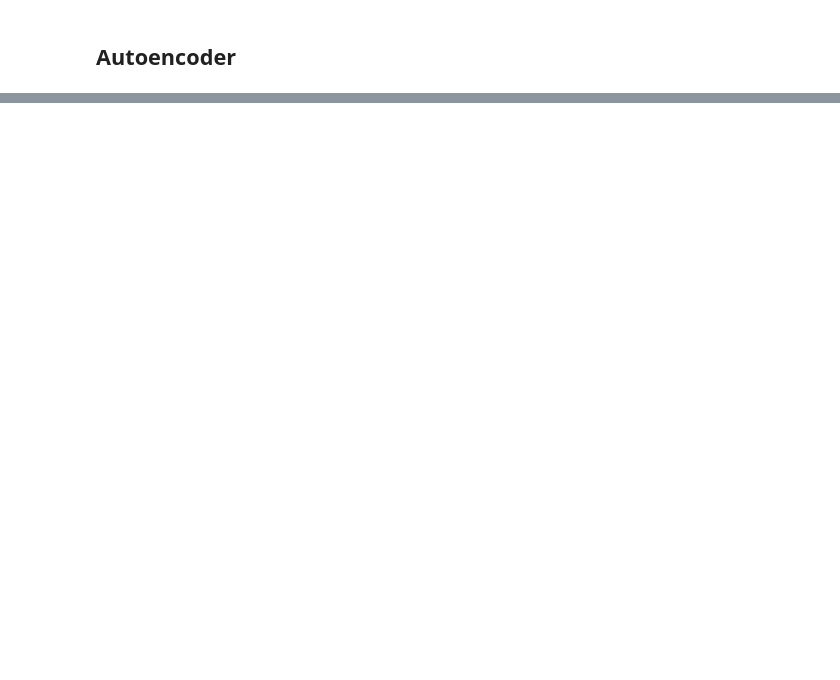
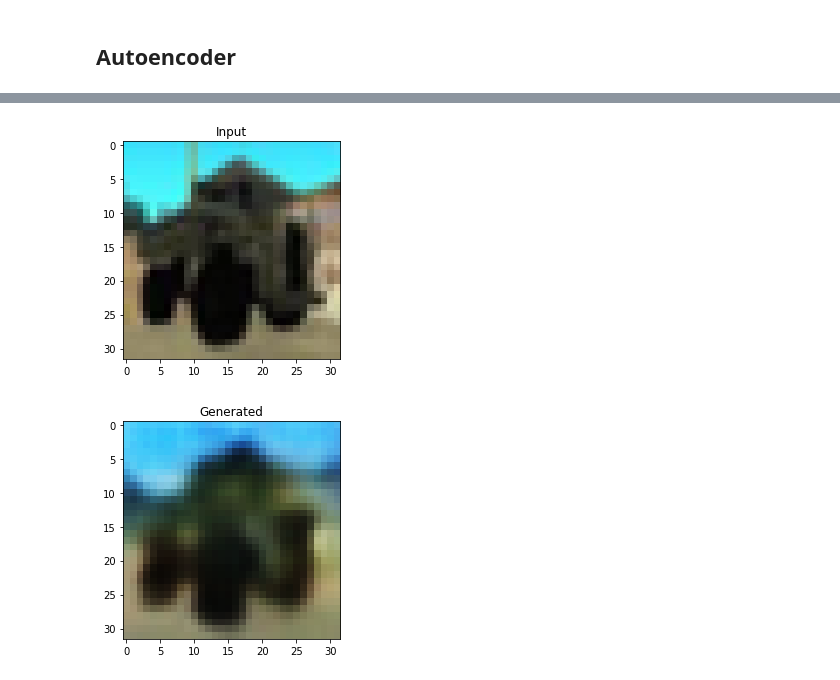
Before and after one commit to bfortuner/learning_data_aug, a Jupyter notebook: LearnDataAug.ipynb, the cells around one changed output, grey strips where cells are left out. Cells and saved outputs as stored; diff of their text form; code cells hidden in the pictures; blank space fills up the shorter version.

```diff
--- a/LearnDataAug.ipynb
+++ b/LearnDataAug.ipynb
@@ -153,0 +160,11 @@ Epoch 50 Loss: 2705.8699
+# %%
+# Single Image
+img_idx = 1
+noise = 1. + torch.randn(1) * 1e-1
+recon, mean, var = vae.predict(model, inputs[img_idx])
+out = vae.generate(model, mean*noise, var*noise)
+utils.plot_tensor(inputs[img_idx], title="Input", fs=(4,4))
+utils.plot_tensor(out, title="Generated", fs=(4,4))
+# %% [output]
+[figure, added]
+[figure, added]
```
Also changed, not shown: parts of 23 cells of this notebook, 5 other files.
